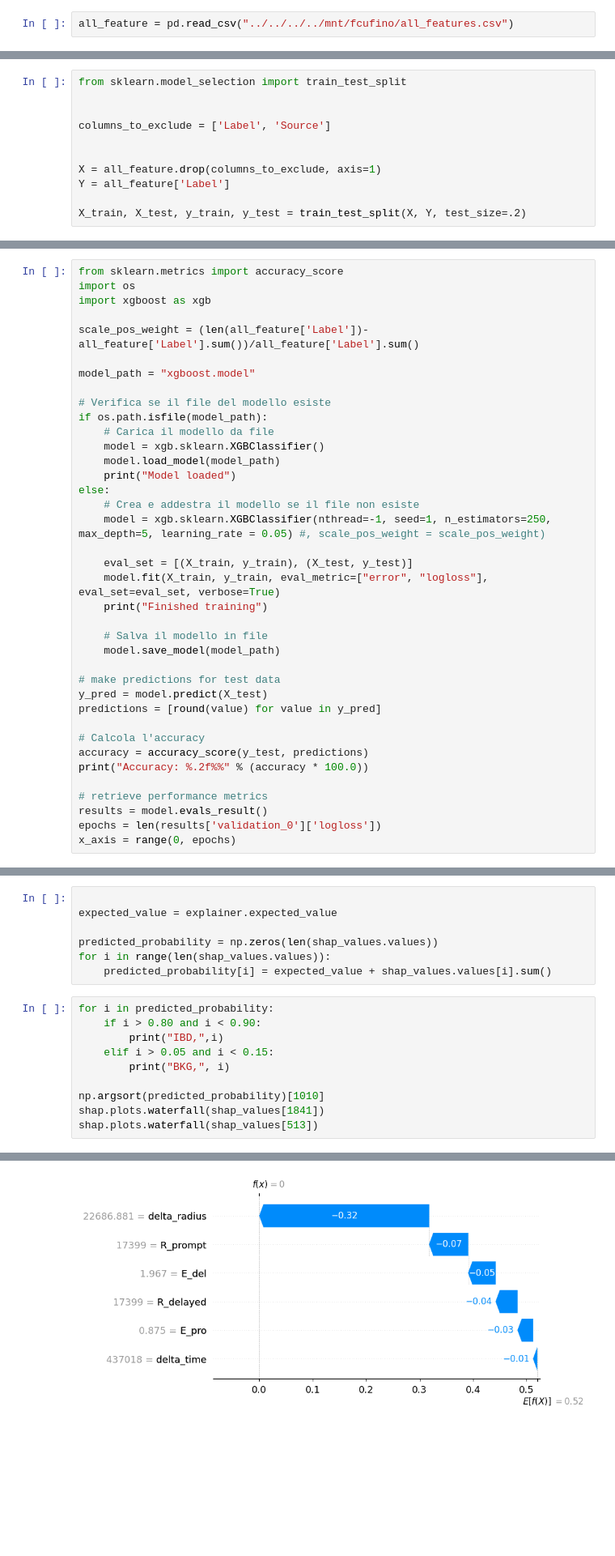
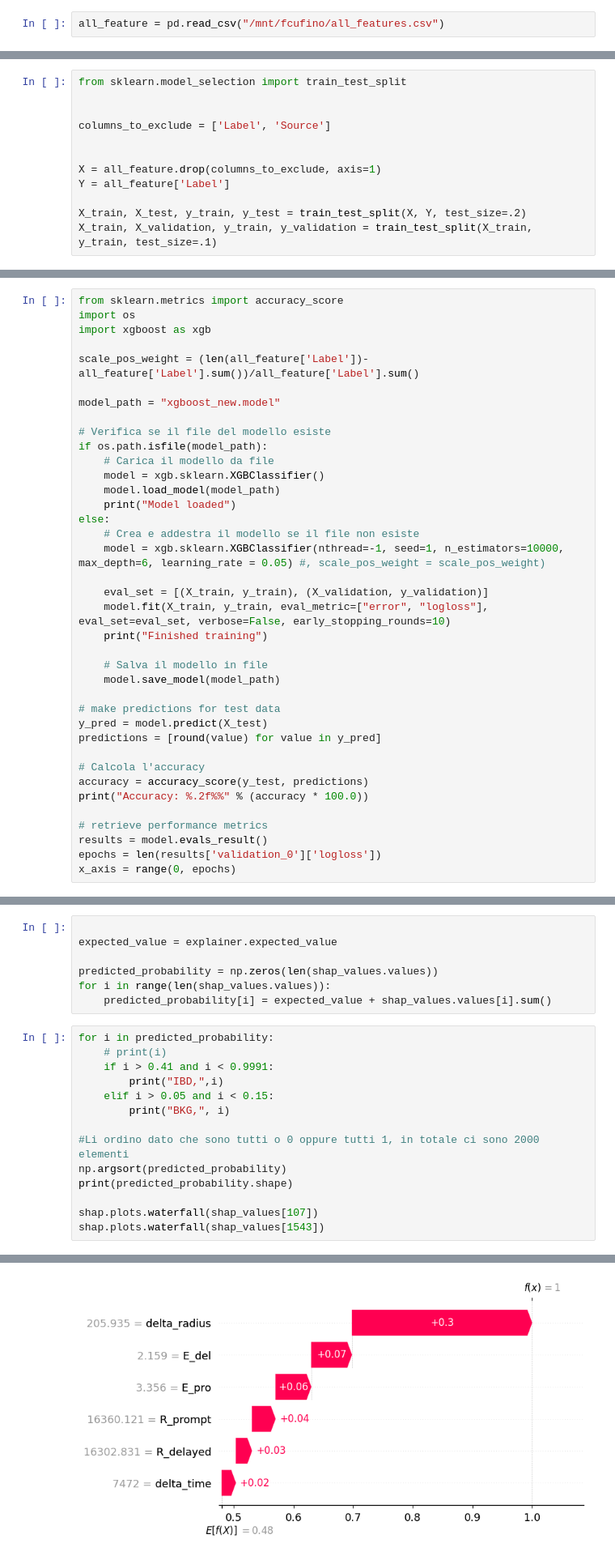
Before and after one commit to Fabiocufino/CloudVenetoCode, a Jupyter notebook: Analysis_CV/BKG_UNcorrelated/XGBoost.ipynb, the cells around one changed output, grey strips where cells are left out. Shown at 81% size. Saved outputs shown, nothing was run; the diff lists cells and outputs as text; blank space fills up the shorter version.

Commit message:
Trained PyTorch and XGBoost

```diff
--- a/Analysis_CV/BKG_UNcorrelated/XGBoost.ipynb
+++ b/Analysis_CV/BKG_UNcorrelated/XGBoost.ipynb
@@ -24,7 +14,7 @@ plt.rcParams["patch.force_edgecolor"] = True
 # file_all_features = up.open("Data/all_feature.root")
 # all_feature = file_all_features['all_feature'].arrays(library = 'np')
 # %%
-all_feature = pd.read_csv("../../../../mnt/fcufino/all_features.csv")
+all_feature = pd.read_csv("/mnt/fcufino/all_features.csv")
 # %% [markdown]
 ## Checking the dataset size
 # %%
@@ -181,6 +171,7 @@ X = all_feature.drop(columns_to_exclude, axis=1)
 Y = all_feature['Label']
 
 X_train, X_test, y_train, y_test = train_test_split(X, Y, test_size=.2)
+X_train, X_validation, y_train, y_validation = train_test_split(X_train, y_train, test_size=.1)
 # %% [markdown]
 ## XGBClassifier
 # %%
@@ -194,7 +185,7 @@ import xgboost as xgb
 
 scale_pos_weight = (len(all_feature['Label'])-all_feature['Label'].sum())/all_feature['Label'].sum()
 
-model_path = "xgboost.model"
+model_path = "xgboost_new.model"
 
 # Verifica se il file del modello esiste
 if os.path.isfile(model_path):
@@ -204,10 +195,10 @@ if os.path.isfile(model_path):
     print("Model loaded")
 else:
     # Crea e addestra il modello se il file non esiste
-    model = xgb.sklearn.XGBClassifier(nthread=-1, seed=1, n_estimators=250, max_depth=5, learning_rate = 0.05) #, scale_pos_weight = scale_pos_weight)
+    model = xgb.sklearn.XGBClassifier(nthread=-1, seed=1, n_estimators=10000, max_depth=6, learning_rate = 0.05) #, scale_pos_weight = scale_pos_weight)
 
-    eval_set = [(X_train, y_train), (X_test, y_test)]
-    model.fit(X_train, y_train, eval_metric=["error", "logloss"], eval_set=eval_set, verbose=True)
+    eval_set = [(X_train, y_train), (X_validation, y_validation)]
+    model.fit(X_train, y_train, eval_metric=["error", "logloss"], eval_set=eval_set, verbose=False, early_stopping_rounds=10)
     print("Finished training")
 
     # Salva il modello in file
@@ -369,12 +341,16 @@ for i in range(len(shap_values.values)):
     predicted_probability[i] = expected_value + shap_values.values[i].sum()
 # %%
 for i in predicted_probability:
-    if i > 0.80 and i < 0.90:
+    # print(i)
+    if i > 0.41 and i < 0.9991:
         print("IBD,",i)
     elif i > 0.05 and i < 0.15:
         print("BKG,", i)
 
-np.argsort(predicted_probability)[1010]
-shap.plots.waterfall(shap_values[1841])
-shap.plots.waterfall(shap_values[513])
+#Li ordino dato che sono tutti o 0 oppure tutti 1, in totale ci sono 2000 elementi
+np.argsort(predicted_probability)
+print(predicted_probability.shape)
+
+shap.plots.waterfall(shap_values[107])
+shap.plots.waterfall(shap_values[1543])
 # %% [output]
@@ -381 +359 @@ shap.plots.waterfall(shap_values[513])
-[figure, old version]
+[figure, new version]
```
Also changed, not shown: parts of 19 cells of this notebook, 9 other files.
